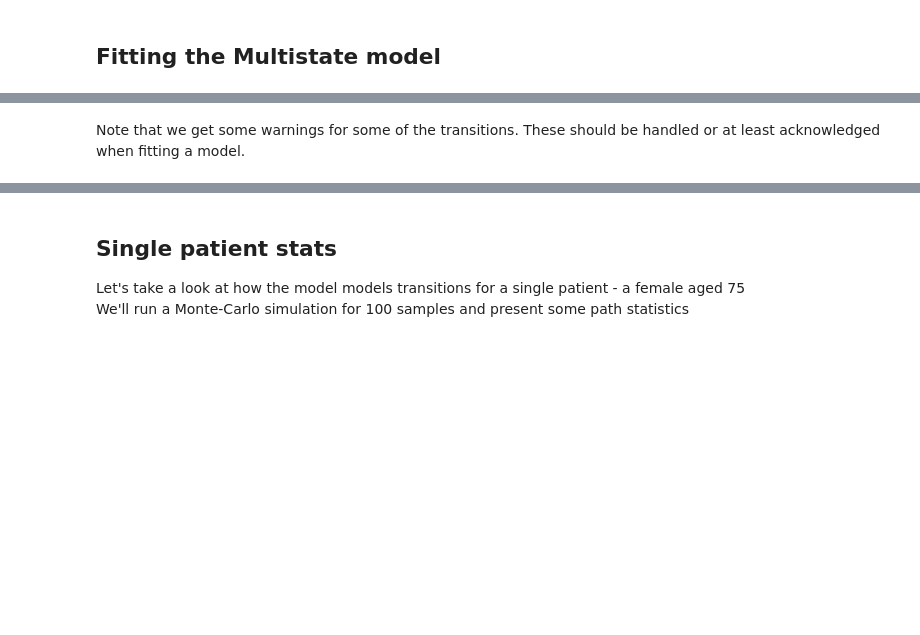
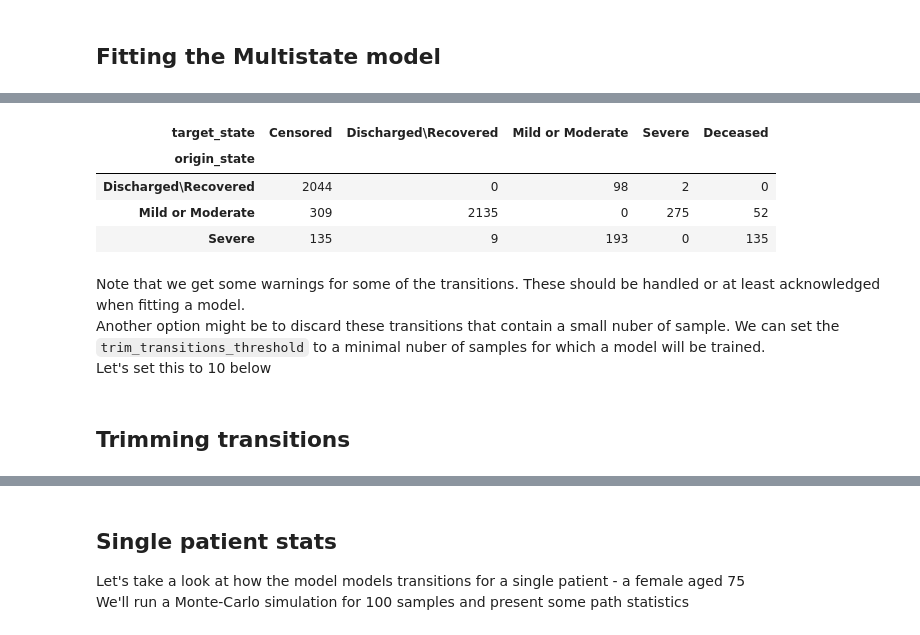
Before and after one commit to hrossman/pymsm, a Jupyter notebook: docs/COVID_hospitalization_example.ipynb, the cells around one changed output, grey strips where cells are left out. Saved outputs shown, nothing was run; the diff lists cells and outputs as text; code cells hidden in the pictures; blank space fills up the shorter version.

```diff
--- a/docs/COVID_hospitalization_example.ipynb
+++ b/docs/COVID_hospitalization_example.ipynb
@@ -149,2 +152,14 @@ A very low variance means that the column was_severe completely determines wheth
+# %%
+multi_state_model.transition_table()
+# %% [output]
+| target_state | Censored | Discharged\Recovered | Mild or Moderate | Severe | Deceased |
+| origin_state |  |  |  |  |  |
+| Discharged\Recovered | 2044 | 0 | 98 | 2 | 0 |
+| Mild or Moderate | 309 | 2135 | 0 | 275 | 52 |
+| Severe | 135 | 9 | 193 | 0 | 135 |
 # %% [markdown]
 Note that we get some warnings for some of the transitions. These should be handled or at least acknowledged when fitting a model.
+Another option might be to discard these transitions that contain a small nuber of sample. We can set the `trim_transitions_threshold` to a minimal nuber of samples for which a model will be trained.
+Let's set this to 10 below
+# %% [markdown]
+## Trimming transitions
```
Also changed, not shown: parts of 12 cells of this notebook, 6 other files.
